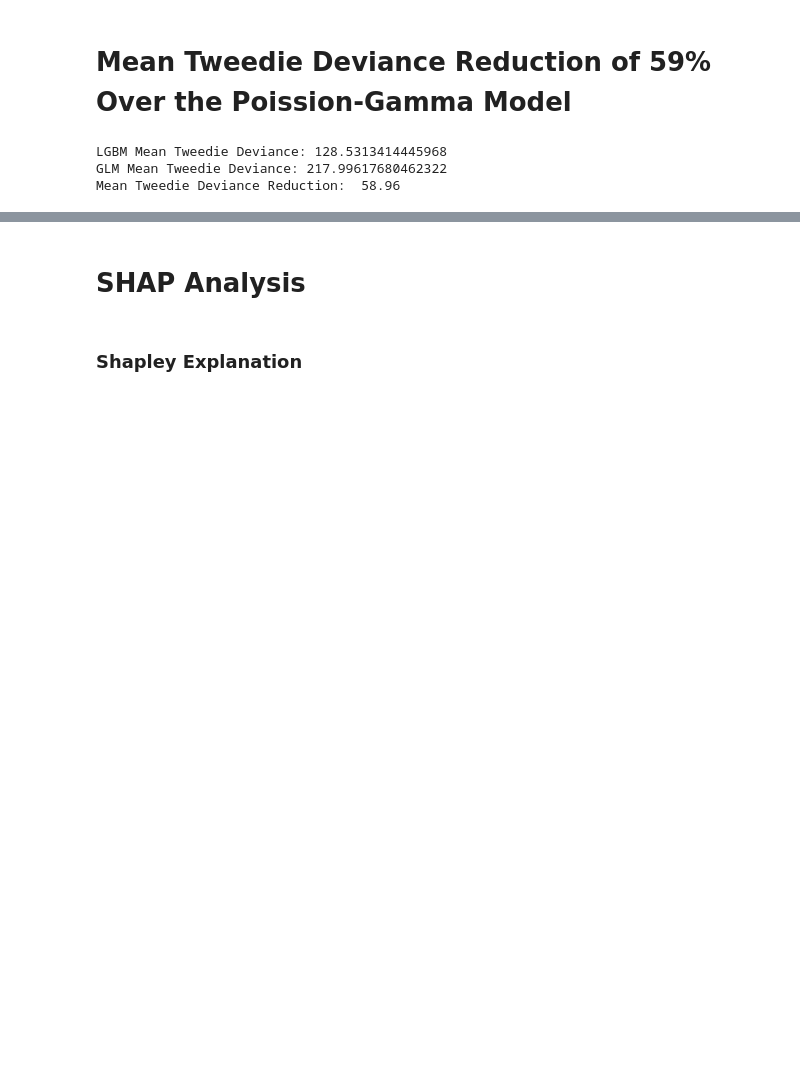
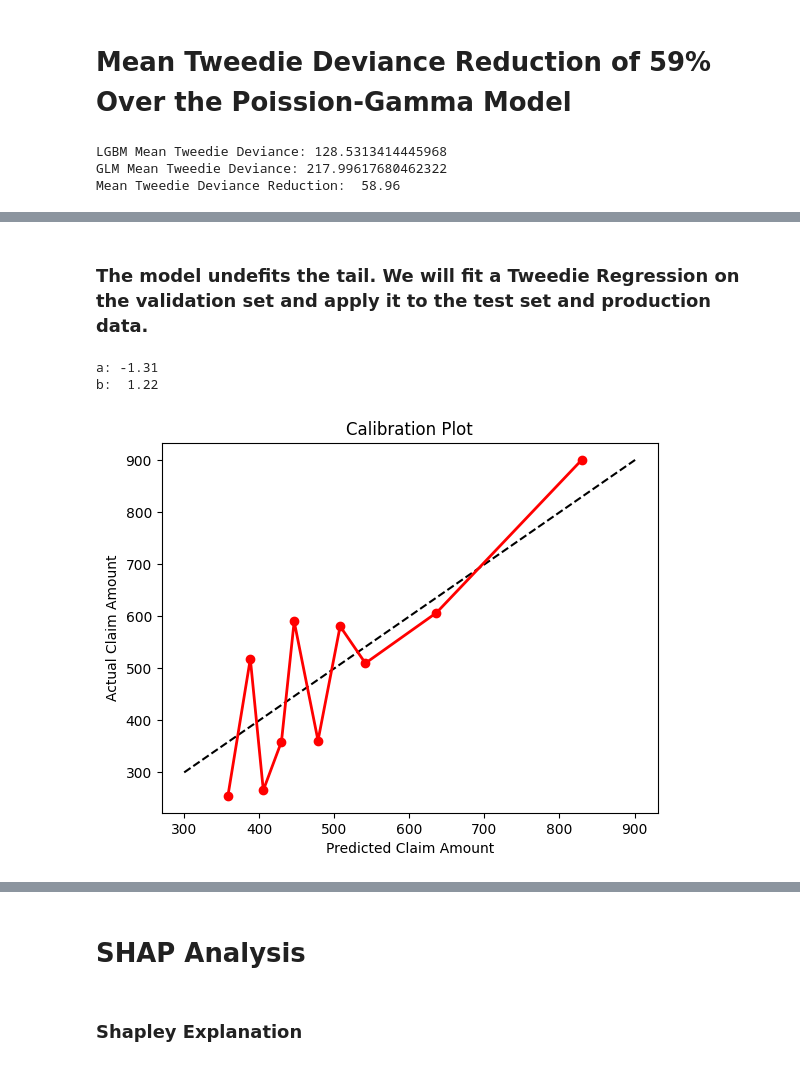
Before and after one commit to DSML12/End_to_End_Loss_Cost_Model, a Jupyter notebook: src/notebook/End_to_End_Loss_Cost_Modeling_LGBM_GLM.ipynb, the cells around one changed output, grey strips where cells are left out. Cells and saved outputs as stored; diff of their text form; code cells hidden in the pictures; blank space fills up the shorter version.

```diff
--- a/src/notebook/End_to_End_Loss_Cost_Modeling_LGBM_GLM.ipynb
+++ b/src/notebook/End_to_End_Loss_Cost_Modeling_LGBM_GLM.ipynb
@@ -628,0 +668,24 @@ model.save_model('loss_cost_lgbm.txt')
+# %% [markdown]
+### The model undefits the tail. We will fit a Tweedie Regression on the validation set and apply it to the test set and production data.
+# %%
+log_pred = np.log(np.clip(y_pred_loss_cost_val, 1e-9, None)).reshape(-1, 1)
+calib = TweedieRegressor(power=1.5, link='log', alpha=0.0)
+y_val_clipped = np.clip(val['loss_cost'], 0, None)
+calib.fit(log_pred, y_val_clipped, sample_weight=val['Exposure'])
+
+y_val_pred = calib.predict(log_pred)
+
+a = calib.intercept_
+b = calib.coef_[0]
+print(f'a: {a: .2f}')
+print(f'b: {b: .2f}')
+
+y_pred_loss_cost_val_calib = np.exp(a) *  np.clip(y_pred_loss_cost_val, 1e-9, None) ** b
+# %% [output]
+a: -1.31
+b:  1.22
+# %%
+x_va['pred_loss_cost_calib'] = y_pred_loss_cost_val_calib
+plot_calibration(x_va, 'pred_loss_cost_calib')
+# %% [output]
+[figure, added]
```
Also changed, not shown: parts of 41 cells of this notebook.
